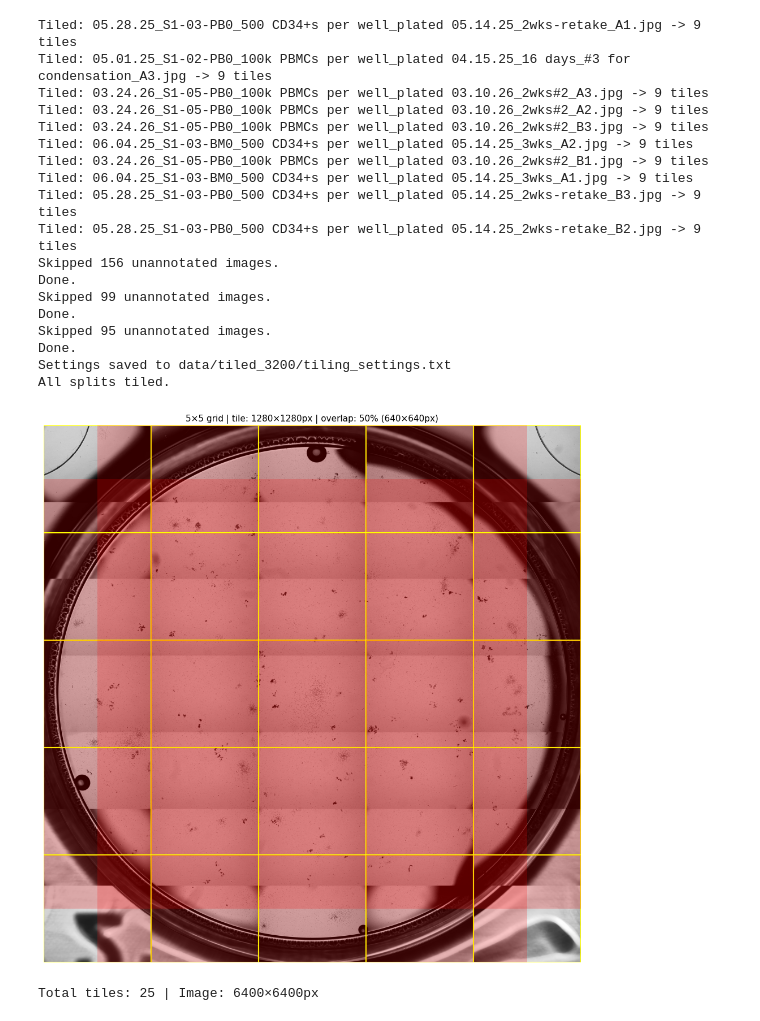
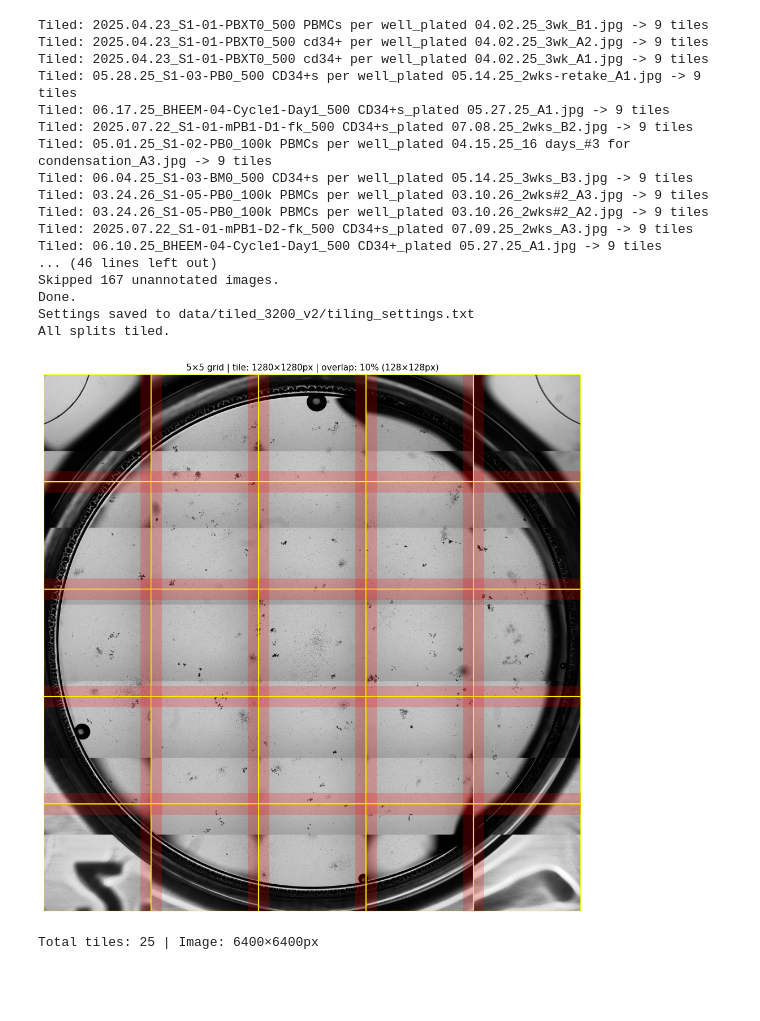
Before and after one commit to mattieuzhai/CFU-classifier, a Jupyter notebook: training_prep.ipynb, the cells around one changed output. Saved outputs shown, nothing was run; the diff lists cells and outputs as text; code cells hidden in the pictures; blank space fills up the shorter version.

```diff
--- a/training_prep.ipynb
+++ b/training_prep.ipynb
@@ -118,7 +118,8 @@ def tile_dataset(input_images_dir, input_labels_dir, output_dir, grid=10,
 GRID           = 2
 OVERLAP_RATIO  = 0.2
 MIN_VISIBILITY = 0.1
-OUTPUT_PATH    = "data/tiled_3200"
+OUTPUT_PATH    = "data/tiled_3200_v2"
+FOLDER = 'split_AI'
 
 # Wipe and rebuild tiled output from scratch each run
 if os.path.exists(OUTPUT_PATH):
@@ -127,8 +128,8 @@ if os.path.exists(OUTPUT_PATH):
 
 for split in ["train", "val", "test"]:
     tile_dataset(
-        input_images_dir=f"data/split/{split}/images",
-        input_labels_dir=f"data/split/{split}/labels",
+        input_images_dir=f"data/{FOLDER}/{split}/images",
+        input_labels_dir=f"data/{FOLDER}/{split}/labels",
         output_dir=f"{OUTPUT_PATH}/{split}",
         grid=GRID,
         overlap_ratio=OVERLAP_RATIO,
@@ -144,23 +145,22 @@ with open(settings_path, "w") as f:
 print(f"Settings saved to {settings_path}")
 print("All splits tiled.")
 # %% [output]
+Tiled: 2025.04.23_S1-01-PBXT0_500 PBMCs per well_plated 04.02.25_3wk_B1.jpg -> 9 tiles
+Tiled: 2025.04.23_S1-01-PBXT0_500 cd34+ per well_plated 04.02.25_3wk_A2.jpg -> 9 tiles
+Tiled: 2025.04.23_S1-01-PBXT0_500 cd34+ per well_plated 04.02.25_3wk_A1.jpg -> 9 tiles
 Tiled: 05.28.25_S1-03-PB0_500 CD34+s per well_plated 05.14.25_2wks-retake_A1.jpg -> 9 tiles
+Tiled: 06.17.25_BHEEM-04-Cycle1-Day1_500 CD34+s_plated 05.27.25_A1.jpg -> 9 tiles
+Tiled: 2025.07.22_S1-01-mPB1-D1-fk_500 CD34+s_plated 07.08.25_2wks_B2.jpg -> 9 tiles
 Tiled: 05.01.25_S1-02-PB0_100k PBMCs per well_plated 04.15.25_16 days_#3 for condensation_A3.jpg -> 9 tiles
+Tiled: 06.04.25_S1-03-BM0_500 CD34+s per well_plated 05.14.25_3wks_B3.jpg -> 9 tiles
 Tiled: 03.24.26_S1-05-PB0_100k PBMCs per well_plated 03.10.26_2wks#2_A3.jpg -> 9 tiles
 Tiled: 03.24.26_S1-05-PB0_100k PBMCs per well_plated 03.10.26_2wks#2_A2.jpg -> 9 tiles
-Tiled: 03.24.26_S1-05-PB0_100k PBMCs per well_plated 03.10.26_2wks#2_B3.jpg -> 9 tiles
-Tiled: 06.04.25_S1-03-BM0_500 CD34+s per well_plated 05.14.25_3wks_A2.jpg -> 9 tiles
-Tiled: 03.24.26_S1-05-PB0_100k PBMCs per well_plated 03.10.26_2wks#2_B1.jpg -> 9 tiles
-Tiled: 06.04.25_S1-03-BM0_500 CD34+s per well_plated 05.14.25_3wks_A1.jpg -> 9 tiles
-Tiled: 05.28.25_S1-03-PB0_500 CD34+s per well_plated 05.14.25_2wks-retake_B3.jpg -> 9 tiles
-Tiled: 05.28.25_S1-03-PB0_500 CD34+s per well_plated 05.14.25_2wks-retake_B2.jpg -> 9 tiles
-Skipped 156 unannotated images.
+Tiled: 2025.07.22_S1-01-mPB1-D2-fk_500 CD34+s_plated 07.09.25_2wks_A3.jpg -> 9 tiles
+Tiled: 06.10.25_BHEEM-04-Cycle1-Day1_500 CD34+_plated 05.27.25_A1.jpg -> 9 tiles
+... (46 lines left out)
+Skipped 167 unannotated images.
 Done.
-Skipped 99 unannotated images.
-Done.
-Skipped 95 unannotated images.
-Done.
-Settings saved to data/tiled_3200/tiling_settings.txt
+Settings saved to data/tiled_3200_v2/tiling_settings.txt
 All splits tiled.
 # %%
 import matplotlib.pyplot as plt
@@ -204,33 +204,33 @@ def visualize_tiling(image_path, grid=5, overlap_ratio=0.1):
                     linewidth=0, facecolor='red', alpha=0.2
                 ))
             if row > 0:        # top overlap (leading edge)
                 ax.add_patch(patches.Rectangle(
                     (x, y), tile_w, overlap_h,
                     linewidth=0, facecolor='red', alpha=0.2
                 ))
             if row < grid - 1: # bottom overlap (trailing edge)
                 ax.add_patch(patches.Rectangle(
                     (x, y + tile_h - overlap_h), tile_w, overlap_h,
                     linewidth=0, facecolor='red', alpha=0.2
                 ))
 
     ax.set_title(
         f"{grid}×{grid} grid | tile: {tile_w}×{tile_h}px | "
         f"overlap: {overlap_ratio*100:.0f}% ({overlap_w}×{overlap_h}px)",
         fontsize=11
     )
     ax.axis('off')
     plt.tight_layout()
     plt.show()
     print(f"Total tiles: {grid*grid} | Image: {W}×{H}px")
 
 
 # --- Edit these to match your intended training parameters ---
 SAMPLE_IMAGE    = "data/split/train/images/03.24.26_S1-05-PB0_100k PBMCs per well_plated 03.10.26_2wks#2_A2.jpg"
 PREVIEW_GRID    = 5
-PREVIEW_OVERLAP = 0.5
+PREVIEW_OVERLAP = 0.1
 
 visualize_tiling(SAMPLE_IMAGE, grid=PREVIEW_GRID, overlap_ratio=PREVIEW_OVERLAP)
 # %% [output]
-[figure, old version]
+[figure, new version]
 Total tiles: 25 | Image: 6400×6400px
```
